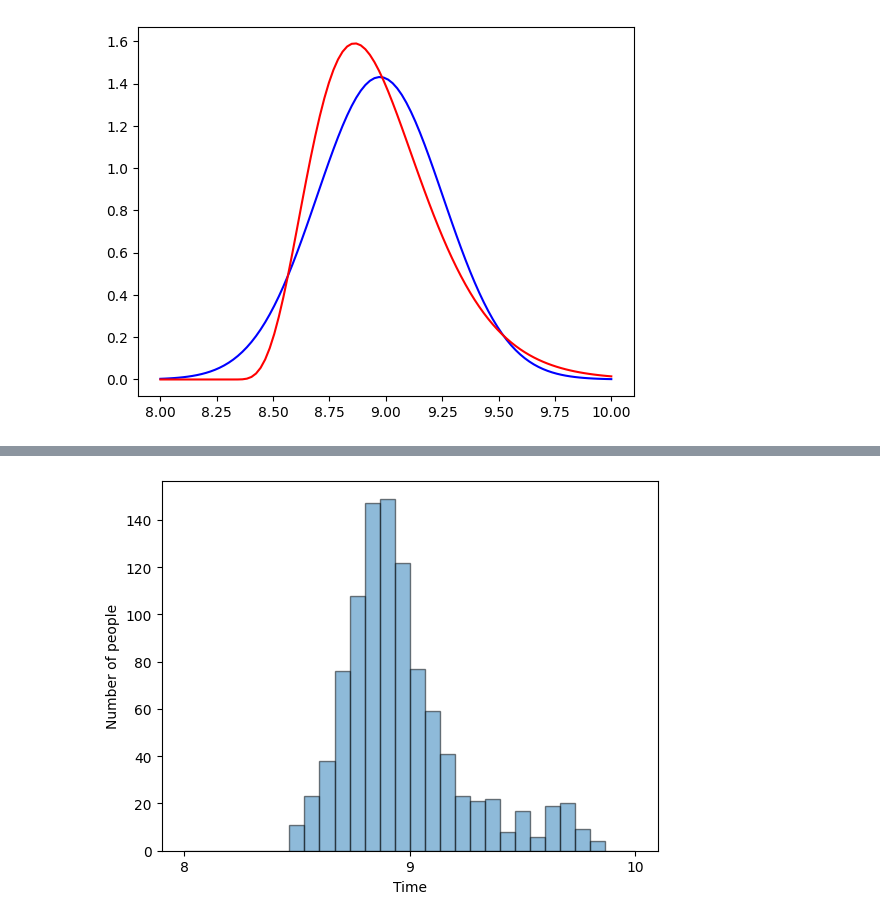
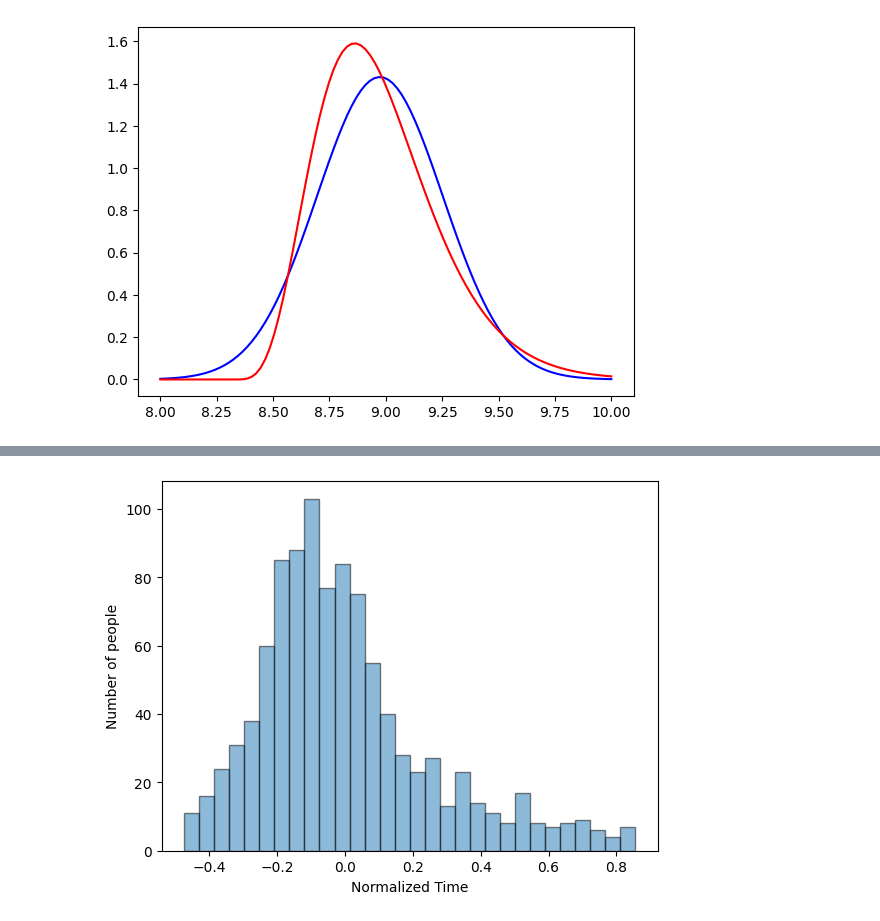
Before and after one commit to dJonaitis/roetersstraat, a Jupyter notebook: rooster/student_distribution.ipynb, the cells around one changed output, grey strips where cells are left out. Cells and saved outputs as stored; diff of their text form; code cells hidden in the pictures.

```diff
--- a/rooster/student_distribution.ipynb
+++ b/rooster/student_distribution.ipynb
@@ -140,12 +140,12 @@ print(samples)
 # %%
 samples = sample_from_probability_function(probability_function, num_samples=1000)
-plt.hist(samples, bins=30, range=(8, 10), alpha=0.5, edgecolor='black')
-plt.xticks(range(8, 11))
-plt.xlabel('Time')
+normalized_samples = samples - np.mean(samples)
+plt.hist(normalized_samples, bins=30, alpha=0.5, edgecolor='black')
+plt.xlabel('Normalized Time')
 plt.ylabel('Number of people')
 plt.show()
 # %% [output]
-[figure, old version]
+[figure, new version]
 # %%
 # save 10000 samples in csv
 samples = sample_from_probability_function(probability_function, num_samples=10000)
```
Also changed, not shown: parts of 4 cells of this notebook, 7 other files.
